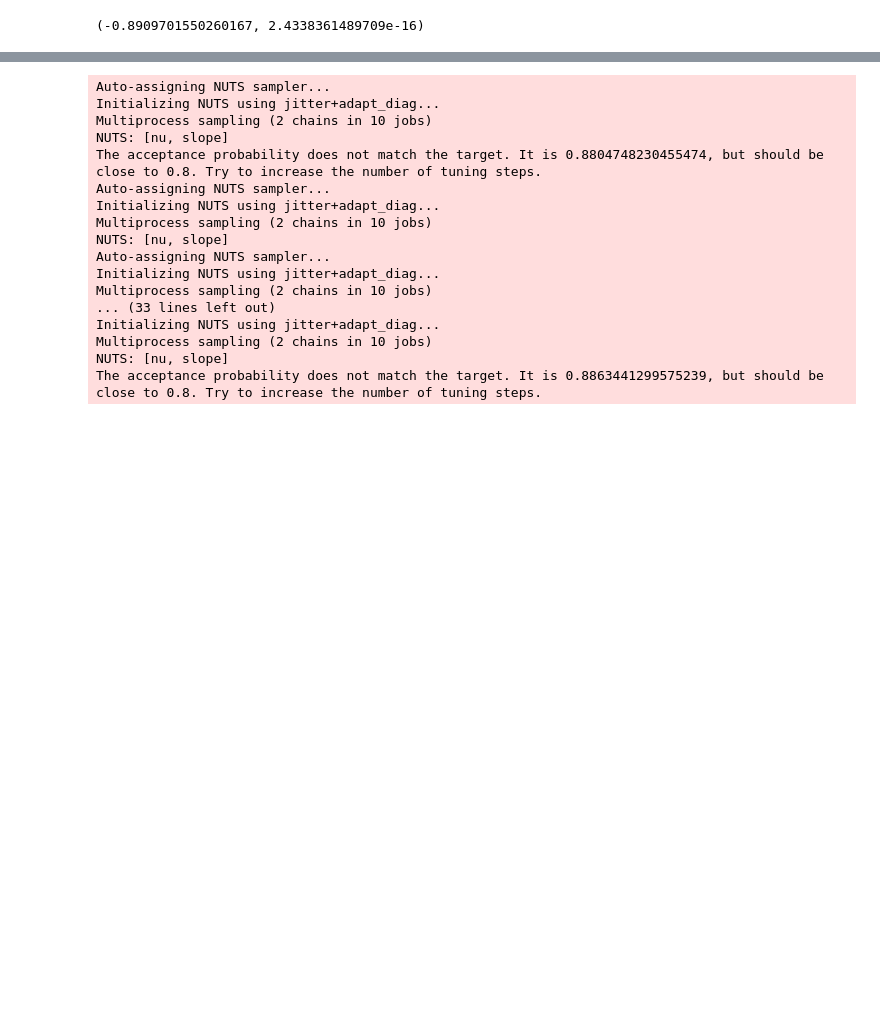
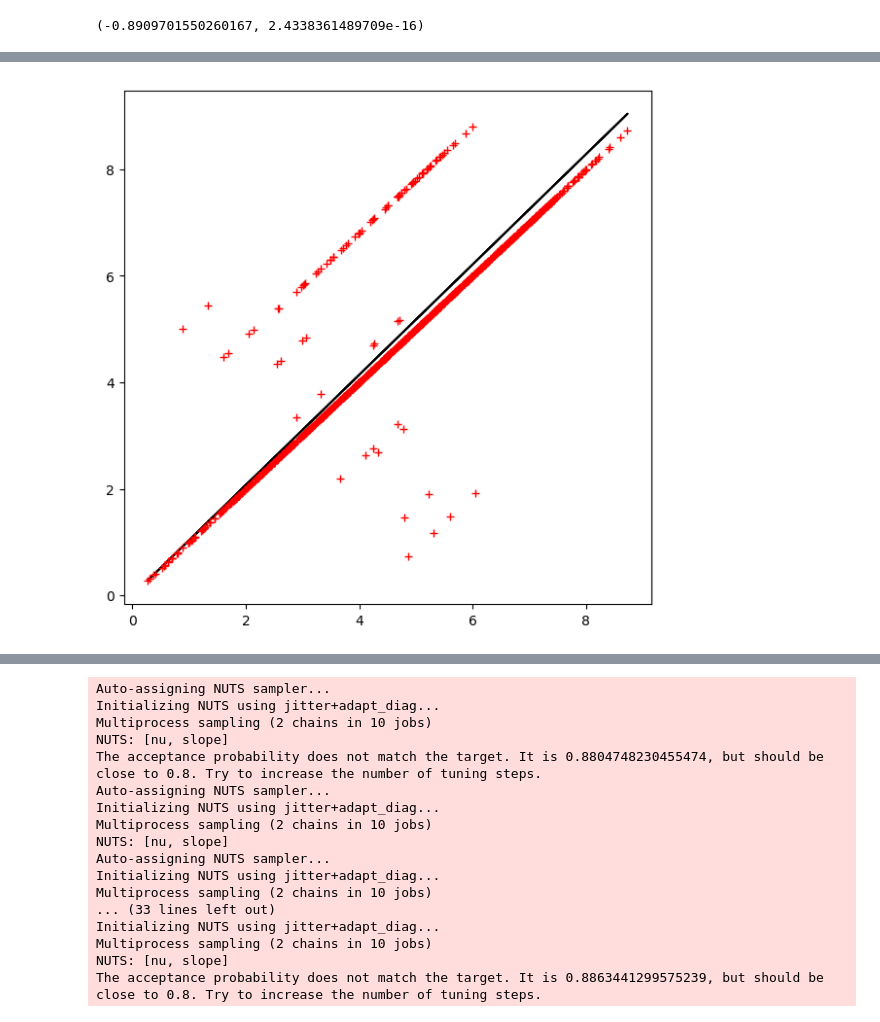
Before and after one commit to lthiberiol/jupyter_notebooks, a Jupyter notebook: gene family distances/stepwise tree changes-pymc3.ipynb, the cells around one changed output, grey strips where cells are left out. Drawn from its saved outputs; the diff is of its cells as text; code cells hidden in the pictures; blank space fills up the shorter version.

```diff
--- a/gene family distances/stepwise tree changes-pymc3.ipynb
+++ b/gene family distances/stepwise tree changes-pymc3.ipynb
@@ -205,3 +210,6 @@ pearsonr(squareform(spr_distances), squareform(family_corrs))
 # %%
 X = squareform(distance_matrices['tree_0'].values)
 sorted_matrices = np.asarray([squareform(distance_matrices['tree_%i' % num]) for num in range(10)])
+# %%
+df_data = pd.DataFrame(dict(x=sorted_matrices[0], y=sorted_matrices[1]))
+cov = df_data.cov()
@@ -207,0 +220,22 @@ sorted_matrices = np.asarray([squareform(distance_matrices['tree_%i' % num]) for
+# %%
+#https://docs.scipy.org/doc/scipy/reference/odr.html
+#https://towardsdatascience.com/total-least-squares-in-comparison-with-ols-and-odr-f050ffc1a86a
+
+def odr_line(B, x):
+    '''Linear function y = m*x + b'''
+    # B is a vector of the parameters.
+    # x is an array of the current x values.
+    # x is in the same format as the x passed to Data or RealData.
+    #
+    # Return an array in the same format as y passed to Data or RealData.
+    return B[0]*x + 0
+
+def perform_odr(x, y):
+    quadr  = odr.Model(odr_line)
+    mydata = odr.Data(df_data.x, df_data.y, we=np.ones(df_data.shape[0]), wd=np.ones(df_data.shape[0]))
+    myodr  = odr.ODR(mydata, quadr, beta0=[1., 0.])
+    output = myodr.run()
+    return output
+
+regression = perform_odr(df_data.x, df_data.y)
+yest_odr   = odr_line(regression.beta, data)
@@ -207,0 +266,7 @@ sorted_matrices = np.asarray([squareform(distance_matrices['tree_%i' % num]) for
+# %%
+fig, ax = plt.subplots(figsize=(7, 7), dpi=100)
+ax.plot(df_data.x, regression.beta[0] * df_data.x, '-k', alpha=1)
+
+ax.plot(df_data.x, df_data.y, '+r');
+# %% [output]
+[figure, added]
```
Also changed, not shown: parts of 15 cells of this notebook.
